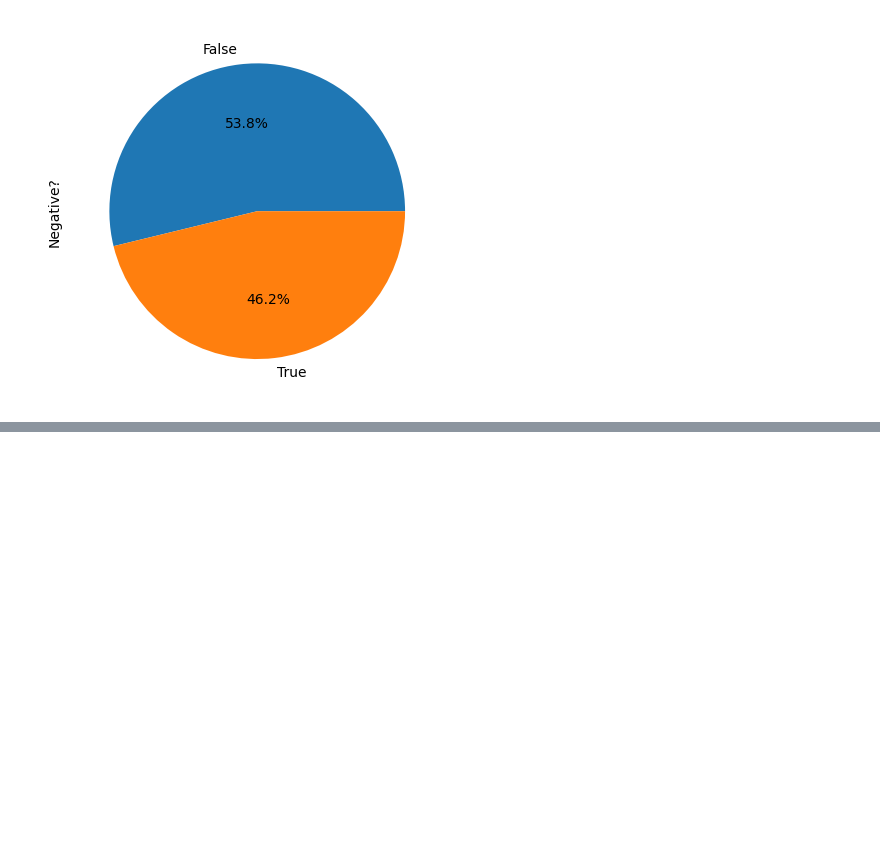
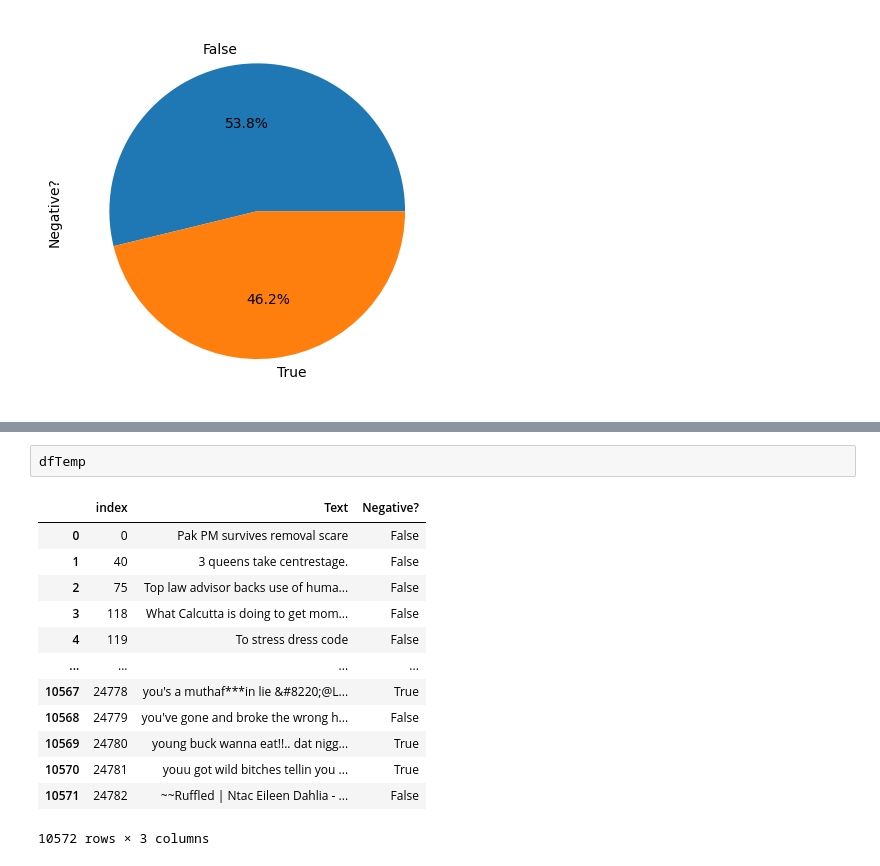
Before and after one commit to Riadrekab/Youtube-Negative-Comments-Detection, a Jupyter notebook: Cleaner-Analyser.ipynb, the cells around one changed output, grey strips where cells are left out. Drawn from its saved outputs; the diff is of its cells as text; blank space fills up the shorter version.

Commit message:
Edited the final dataframe for training and testing our model

```diff
--- a/Cleaner-Analyser.ipynb
+++ b/Cleaner-Analyser.ipynb
@@ -90,0 +236,16 @@ plt.show()
+# %%
+dfTemp
+# %% [output]
+|  | index | Text | Negative? |
+| 0 | 0 | Pak PM survives removal scare | False |
+| 1 | 40 | 3 queens take centrestage. | False |
+| 2 | 75 | Top law advisor backs use of huma... | False |
+| 3 | 118 | What Calcutta is doing to get mom... | False |
+| 4 | 119 | To stress dress code | False |
+| ... | ... | ... | ... |
+| 10567 | 24778 | you's a muthaf***in lie &#8220;@L... | True |
+| 10568 | 24779 | you've gone and broke the wrong h... | False |
+| 10569 | 24780 | young buck wanna eat!!.. dat nigg... | True |
+| 10570 | 24781 | youu got wild bitches tellin you ... | True |
+| 10571 | 24782 | ~~Ruffled | Ntac Eileen Dahlia - ... | False |
+10572 rows × 3 columns
```
Also changed, not shown: parts of 17 cells of this notebook, 4 other files.
